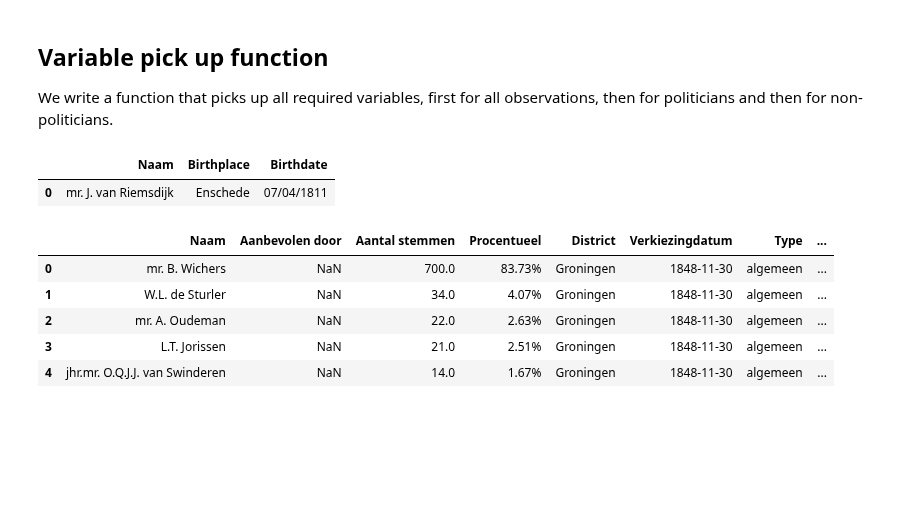
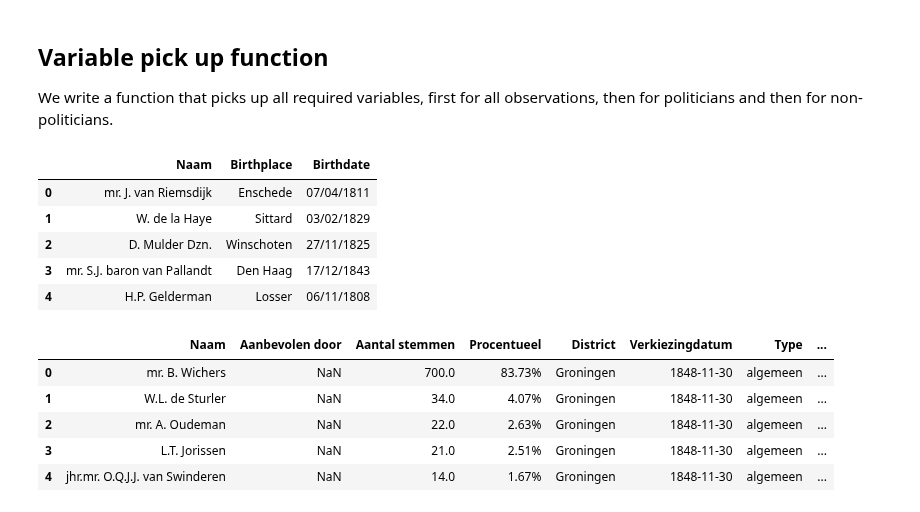
Before and after one commit to basm92/Polrents, a Jupyter notebook: Code/find_remaining_variables.ipynb, the cells around one changed output. Saved outputs shown, nothing was run; the diff lists cells and outputs as text; code cells hidden in the pictures; blank space fills up the shorter version.

```diff
--- a/Code/find_remaining_variables.ipynb
+++ b/Code/find_remaining_variables.ipynb
@@ -84,8 +93,12 @@ nonpolitician_metadata = pd.read_csv("../Data/nonpolitician_data/nonpoliticians_
 # %%
-nonpolitician_metadata[nonpolitician_metadata['Naam'] == 'mr. J. van Riemsdijk']
+nonpolitician_metadata.head(5)
 # %% [output]
 |  | Naam | Birthplace | Birthdate |
 | 0 | mr. J. van Riemsdijk | Enschede | 07/04/1811 |
+| 1 | W. de la Haye | Sittard | 03/02/1829 |
+| 2 | D. Mulder Dzn. | Winschoten | 27/11/1825 |
+| 3 | mr. S.J. baron van Pallandt | Den Haag | 17/12/1843 |
+| 4 | H.P. Gelderman | Losser | 06/11/1808 |
 # %%
 electoral_data.head(5)
 # %% [output]
```
Also changed, not shown: parts of 13 cells of this notebook.
